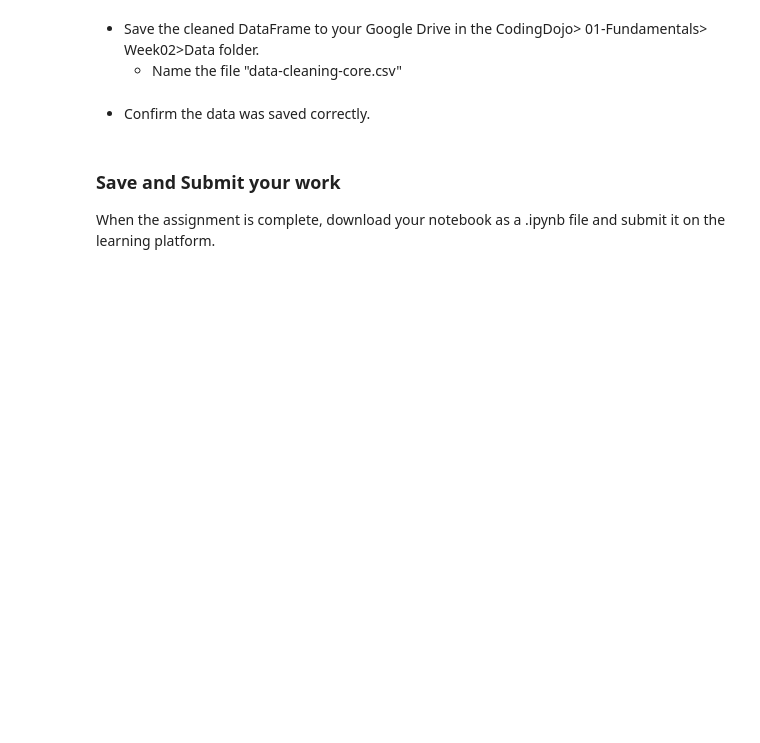
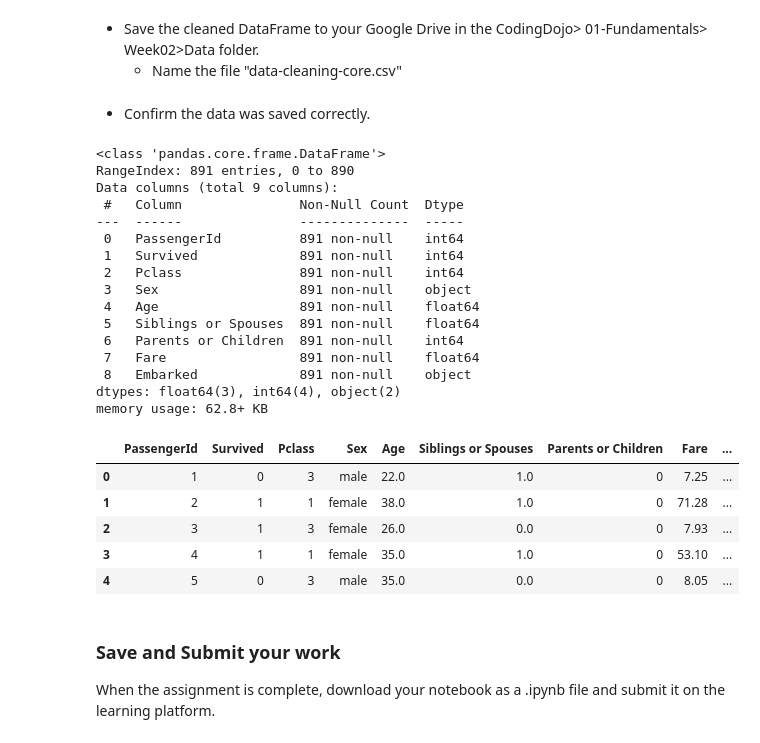
Before and after one commit to BigSamu/Coding_Dojo_Data_Science_Excercises, a Jupyter notebook: 02_Pandas_for_Data_Manipulation/05_Data_Cleaning.ipynb, the cells around one changed output. Saved outputs shown, nothing was run; the diff lists cells and outputs as text; code cells hidden in the pictures; blank space fills up the shorter version.

Commit message:
updating Data_Cleaning excercise and Project excercise

```diff
--- a/02_Pandas_for_Data_Manipulation/05_Data_Cleaning.ipynb
+++ b/02_Pandas_for_Data_Manipulation/05_Data_Cleaning.ipynb
@@ -674,10 +675,34 @@ fpath_out = "/content/drive/MyDrive/Coding_Dojo_Data_Science_Excercises/02_Panda
 - Confirm the data was saved correctly.
 # %%
 # Read in your new .csv file with Pandas.
-
+loaded = pd.read_csv(fpath_out)
 # Display the info summary.
-
+loaded.info()
 # Display the first 5 rows.
+loaded.head()
+# %% [output]
+<class 'pandas.core.frame.DataFrame'>
+RangeIndex: 891 entries, 0 to 890
+Data columns (total 9 columns):
+ #   Column               Non-Null Count  Dtype
+---  ------               --------------  -----
+ 0   PassengerId          891 non-null    int64
+ 1   Survived             891 non-null    int64
+ 2   Pclass               891 non-null    int64
+ 3   Sex                  891 non-null    object
+ 4   Age                  891 non-null    float64
+ 5   Siblings or Spouses  891 non-null    float64
+ 6   Parents or Children  891 non-null    int64
+ 7   Fare                 891 non-null    float64
+ 8   Embarked             891 non-null    object
+dtypes: float64(3), int64(4), object(2)
+memory usage: 62.8+ KB
+|  | PassengerId | Survived | Pclass | Sex | Age | Siblings or Spouses | Parents or Children | Fare | ... |
+| 0 | 1 | 0 | 3 | male | 22.0 | 1.0 | 0 | 7.25 | ... |
+| 1 | 2 | 1 | 1 | female | 38.0 | 1.0 | 0 | 71.28 | ... |
+| 2 | 3 | 1 | 3 | female | 26.0 | 0.0 | 0 | 7.93 | ... |
+| 3 | 4 | 1 | 1 | female | 35.0 | 1.0 | 0 | 53.10 | ... |
+| 4 | 5 | 0 | 3 | male | 35.0 | 0.0 | 0 | 8.05 | ... |
 # %% [markdown]
 ### Save and Submit your work
 
```
Also changed, not shown: parts of 1 cell of this notebook, 4 other files.
